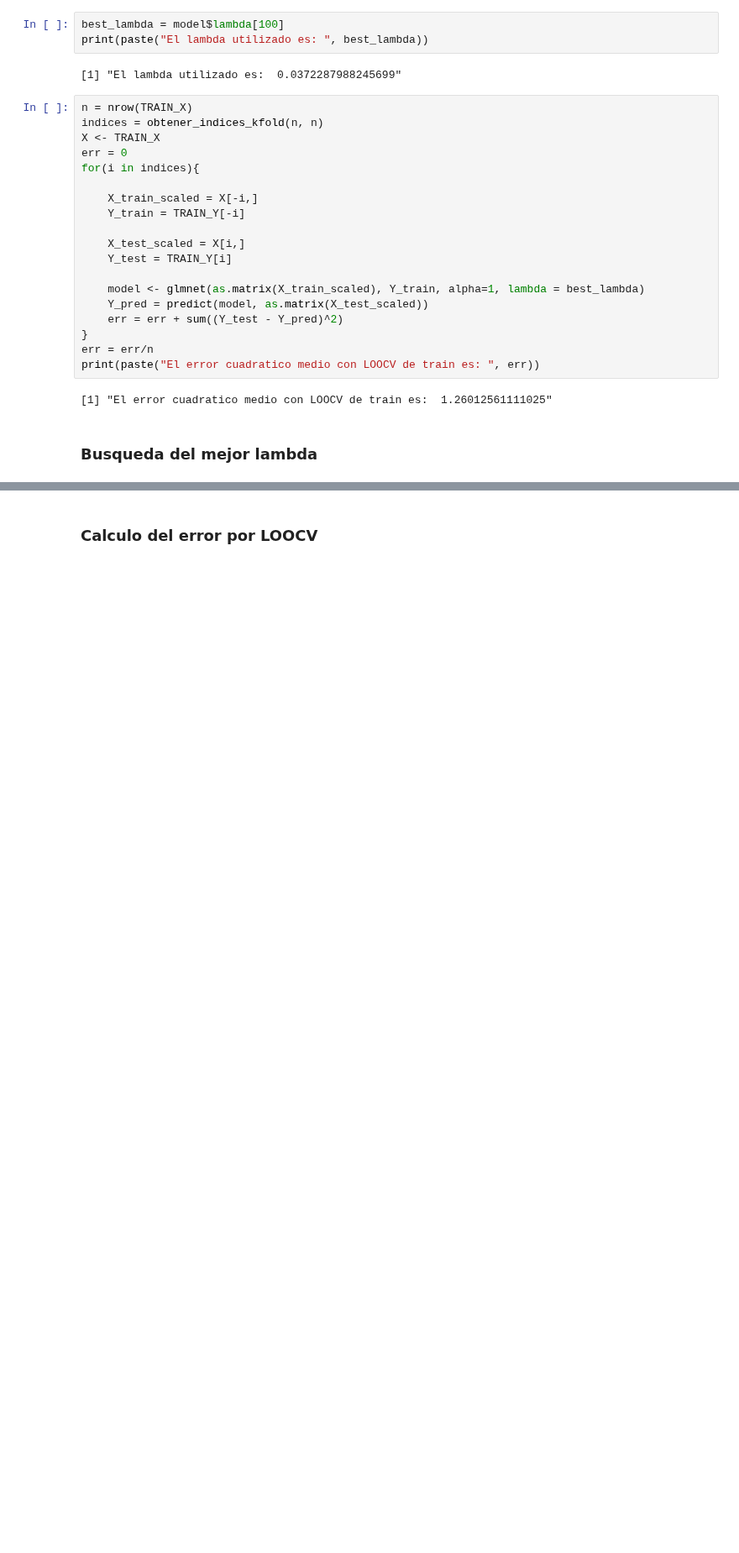
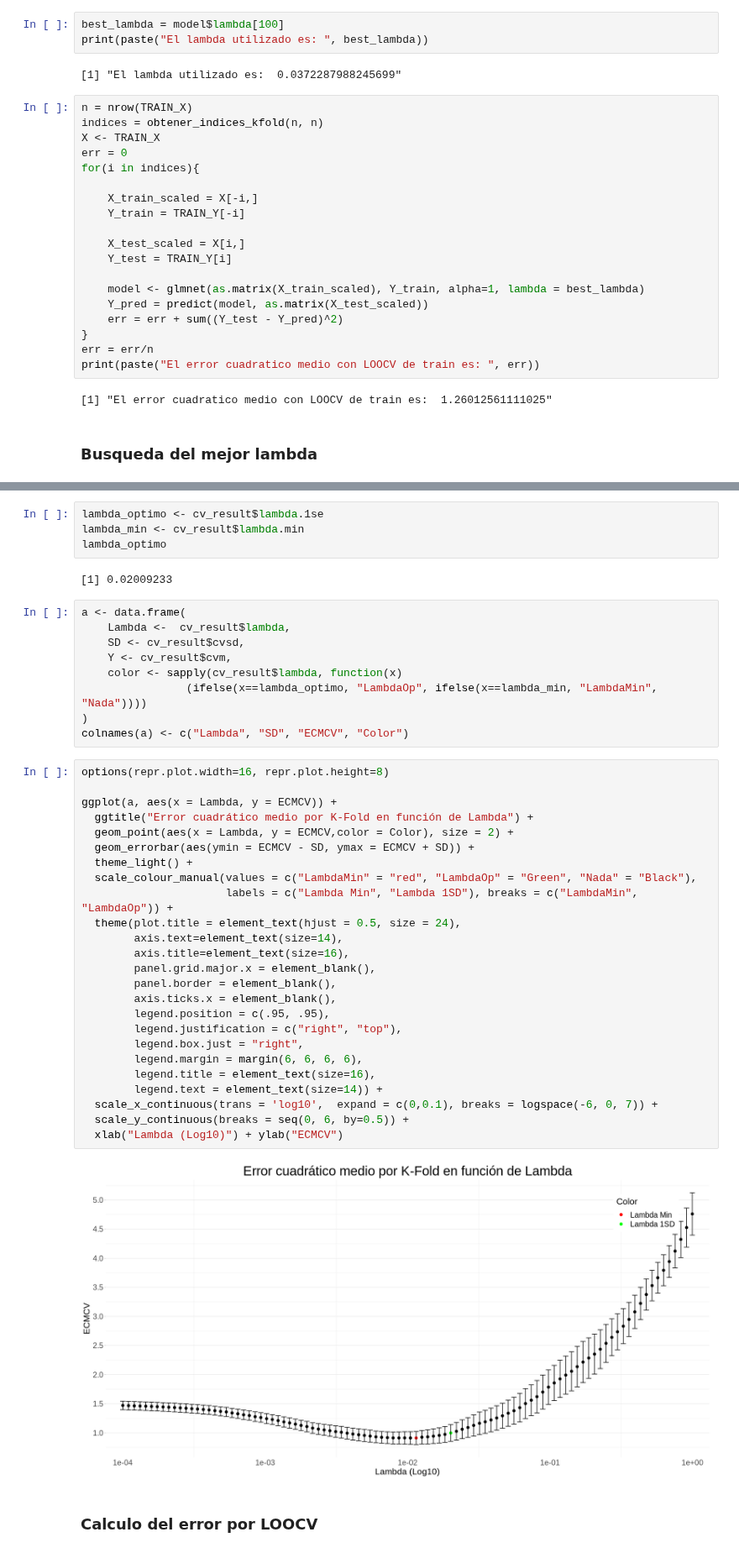
Before and after one commit to Lukas-De-Angelis-Riva/Aprendizaje-estadistico, a Jupyter notebook: trabajo_practico3/src/Lasso.ipynb, the cells around one changed output, grey strips where cells are left out. Shown at 84% size. Drawn from its saved outputs; the diff is of its cells as text; blank space fills up the shorter version.

```diff
--- a/trabajo_practico3/src/Lasso.ipynb
+++ b/trabajo_practico3/src/Lasso.ipynb
@@ -276,3 +123,45 @@ lambda_optimo
+# %%
+lambda_optimo <- cv_result$lambda.1se
+lambda_min <- cv_result$lambda.min
+lambda_optimo
+# %% [output]
+[1] 0.02009233
+# %%
+a <- data.frame(
+    Lambda <-  cv_result$lambda,
+    SD <- cv_result$cvsd,
+    Y <- cv_result$cvm,
+    color <- sapply(cv_result$lambda, function(x)
+                (ifelse(x==lambda_optimo, "LambdaOp", ifelse(x==lambda_min, "LambdaMin", "Nada"))))
+)
+colnames(a) <- c("Lambda", "SD", "ECMCV", "Color")
+# %%
+options(repr.plot.width=16, repr.plot.height=8)
+
+ggplot(a, aes(x = Lambda, y = ECMCV)) +
+  ggtitle("Error cuadrático medio por K-Fold en función de Lambda") +
+  geom_point(aes(x = Lambda, y = ECMCV,color = Color), size = 2) +
+  geom_errorbar(aes(ymin = ECMCV - SD, ymax = ECMCV + SD)) +
+  theme_light() +
+  scale_colour_manual(values = c("LambdaMin" = "red", "LambdaOp" = "Green", "Nada" = "Black"),
+                      labels = c("Lambda Min", "Lambda 1SD"), breaks = c("LambdaMin", "LambdaOp")) +
+  theme(plot.title = element_text(hjust = 0.5, size = 24),
+        axis.text=element_text(size=14),
+        axis.title=element_text(size=16),
+        panel.grid.major.x = element_blank(),
+        panel.border = element_blank(),
+        axis.ticks.x = element_blank(),
+        legend.position = c(.95, .95),
+        legend.justification = c("right", "top"),
+        legend.box.just = "right",
+        legend.margin = margin(6, 6, 6, 6),
+        legend.title = element_text(size=16),
+        legend.text = element_text(size=14)) +
+  scale_x_continuous(trans = 'log10',  expand = c(0,0.1), breaks = logspace(-6, 0, 7)) +
+  scale_y_continuous(breaks = seq(0, 6, by=0.5)) +
+  xlab("Lambda (Log10)") + ylab("ECMCV")
+# %% [output]
+[figure, added]
 # %% [markdown]
 ### Calculo del error por LOOCV
 # %%
```
Also changed, not shown: parts of 35 cells of this notebook, 4 other files.
